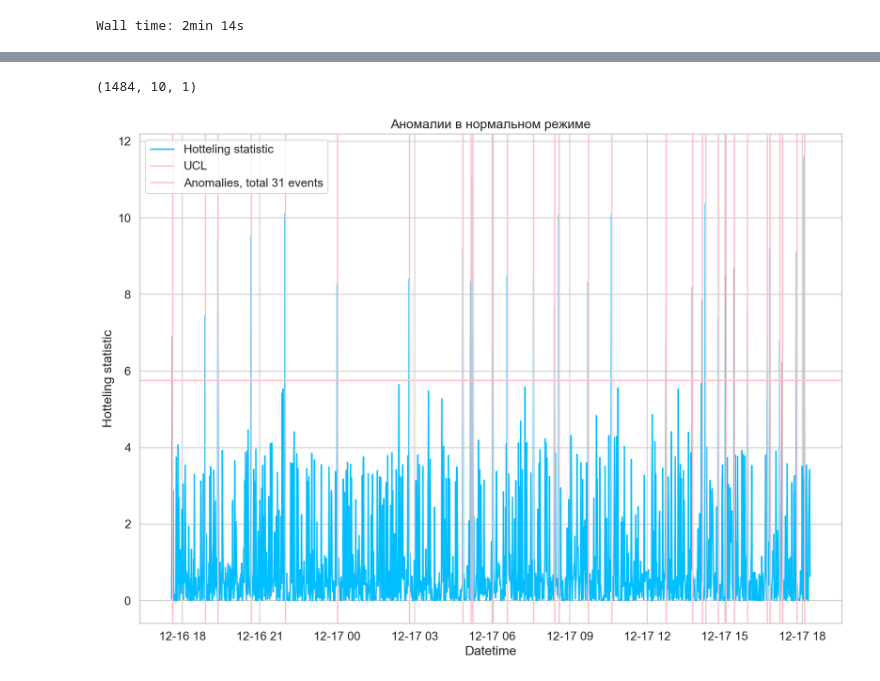
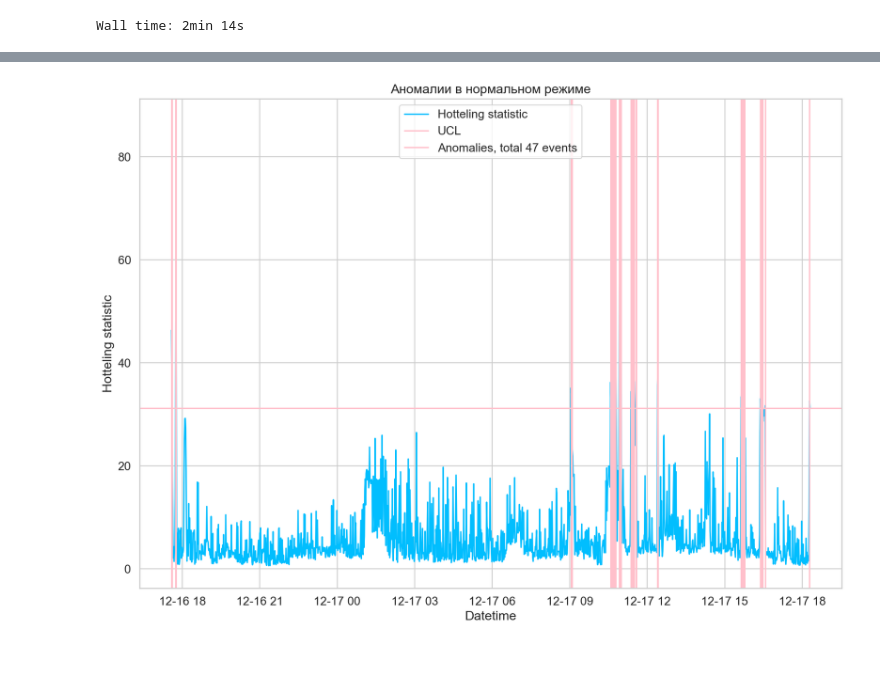
Before and after one commit to waico/tsad, a Jupyter notebook: черовик 2, универсальный run epochs.ipynb, the cells around one changed output, grey strips where cells are left out. Saved outputs shown, nothing was run; the diff lists cells and outputs as text; code cells hidden in the pictures.

```diff
--- a/черовик 2, универсальный run epochs.ipynb
+++ b/черовик 2, универсальный run epochs.ipynb
@@ -82,18 +74,18 @@ df= dff[:1495]
 # %%
 import models, src, main,stastics,generate_residuals
 
-# src = reload(src)
-# models = reload(models)
-# main = reload(main)
-# generate_residuals = reload(generate_residuals)
-# stastics = reload(stastics)
+src = reload(src)
+models = reload(models)
+generate_residuals = reload(generate_residuals)
+stastics = reload(stastics)
+main = reload(main)
 # %%
-dfs = df.copy().iloc[:,0]
+dfs = df.copy()
 a = main.LSTM_forecaster()
 # %%
-dfs = a.fit(dfs,n_epochs=8,
+dd = a.fit(dfs,n_epochs=8,
           generate_res_func = generate_residuals.generate_res_func,
           res_analys_alg=stastics.hotteling(),
-           points_ahead=5)
+           points_ahead=4)
 # %% [output]
 Epoch: 01
@@ -119,8 +110,5 @@ Test Loss: 0.255
 # %%
-dfs = df.copy().iloc[:,0]
-
 b= a.predict_anomaly(dfs)
 # %% [output]
-(1484, 10, 1)
-[figure, old version]
+[figure, new version]
 # %%
```
Also changed, not shown: parts of 15 cells of this notebook, 3 other files.
